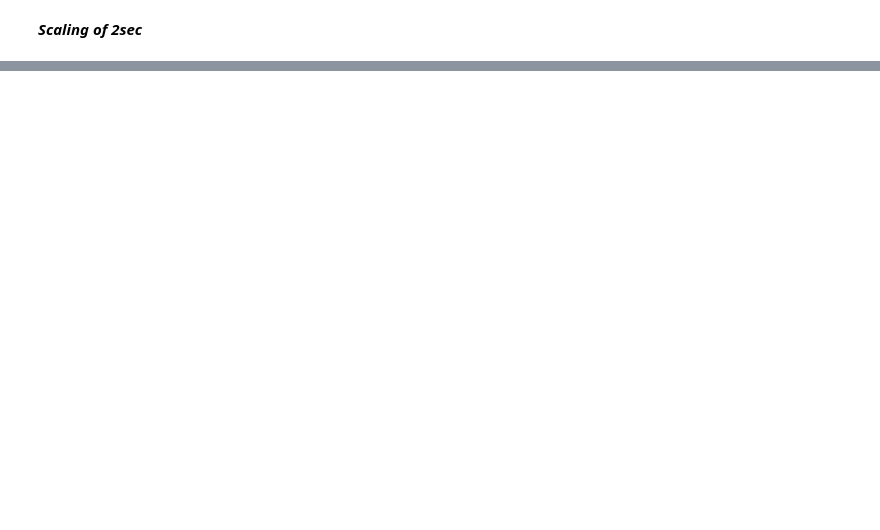
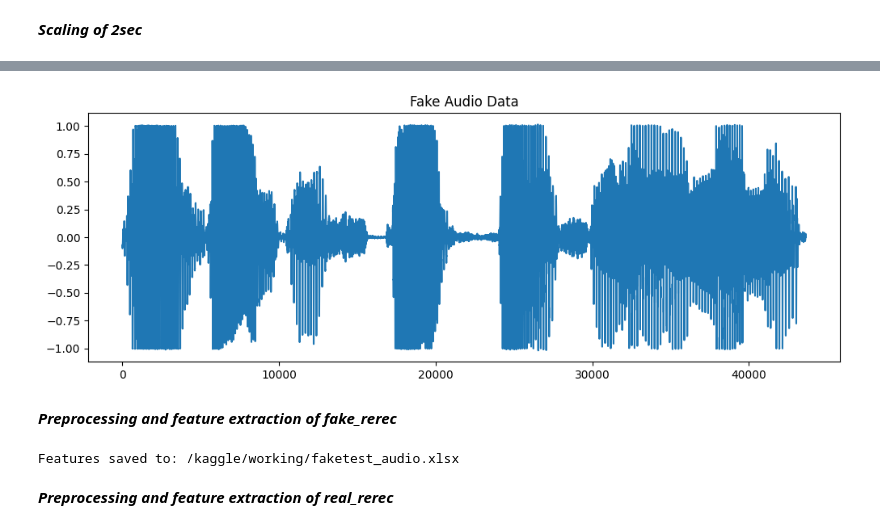
Before and after one commit to napstruck/NoFake, a Jupyter notebook: deepfakeaudiominorproject.ipynb, the cells around one changed output, grey strips where cells are left out. Drawn from its saved outputs; the diff is of its cells as text; code cells hidden in the pictures; blank space fills up the shorter version.

```diff
--- a/deepfakeaudiominorproject.ipynb
+++ b/deepfakeaudiominorproject.ipynb
@@ -882,0 +1248,14 @@ print(sec2_normalized_df)
+# %%
+faketest_ad, faketest_sr = librosa.load(faketest_rerec_audio[0])
+
+plt.figure(figsize=(12, 4))
+
+plt.plot(faketest_ad)
+
+plt.title("Fake Audio Data")
+
+plt.show()
+# %% [output]
+[figure, added]
+# %% [markdown]
+***Preprocessing and feature extraction of fake_rerec***
@@ -882,0 +1278,17 @@ print(sec2_normalized_df)
+# %%
+import pandas as pd
+
+df = pd.DataFrame(rerec_faketest_data)
+
+# Add column names (optional but recommended)
+num_mfccs = rerec_faketest_data[0].shape[0]  # Assuming all have the same number of MFCCs
+df.columns = [f'MFCC_{i}' for i in range(num_mfccs)]
+
+# Save DataFrame to Excel
+excel_file_path = '/kaggle/working/faketest_audio.xlsx'
+
+df.to_excel(excel_file_path, index=False)
+
+print(f"Features saved to: {excel_file_path}")
+# %% [output]
+Features saved to: /kaggle/working/faketest_audio.xlsx
@@ -882,0 +1297,2 @@ print(sec2_normalized_df)
+# %% [markdown]
+***Preprocessing and feature extraction of real_rerec***
```
Also changed, not shown: parts of 98 cells of this notebook.
